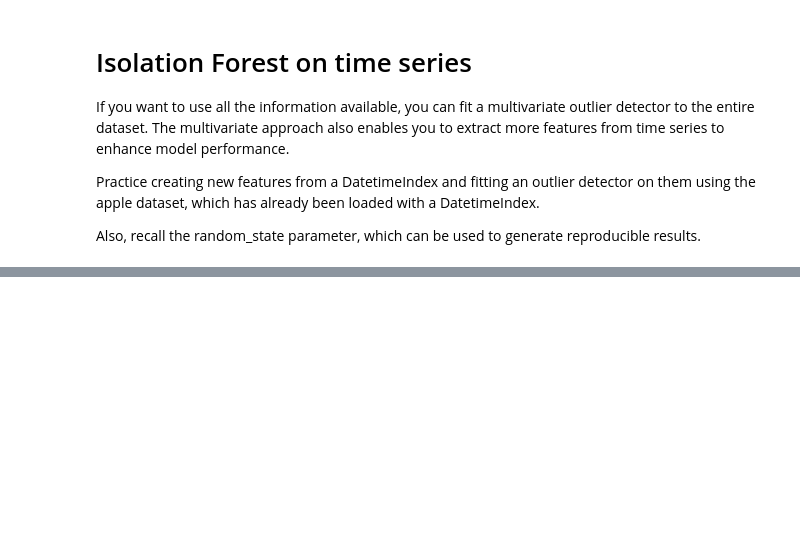
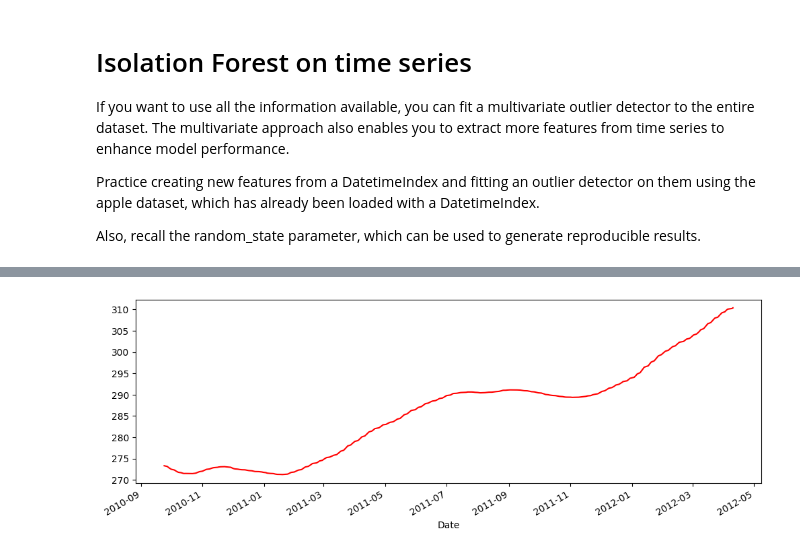
Before and after one commit to kesant/machine-learning-projects, a Jupyter notebook: anomaly_detection/time_series_anomaly_detection.ipynb, the cells around one changed output, grey strips where cells are left out. Cells and saved outputs as stored; diff of their text form; code cells hidden in the pictures; blank space fills up the shorter version.

```diff
--- a/anomaly_detection/time_series_anomaly_detection.ipynb
+++ b/anomaly_detection/time_series_anomaly_detection.ipynb
@@ -139,0 +166,5 @@ ValueError: Input contains NaN.
+# %%
+results.trend.plot(color="red", figsize=(12, 4))
+plt.show()
+# %% [output]
+[figure, added]
```
Also changed, not shown: parts of 9 cells of this notebook.
